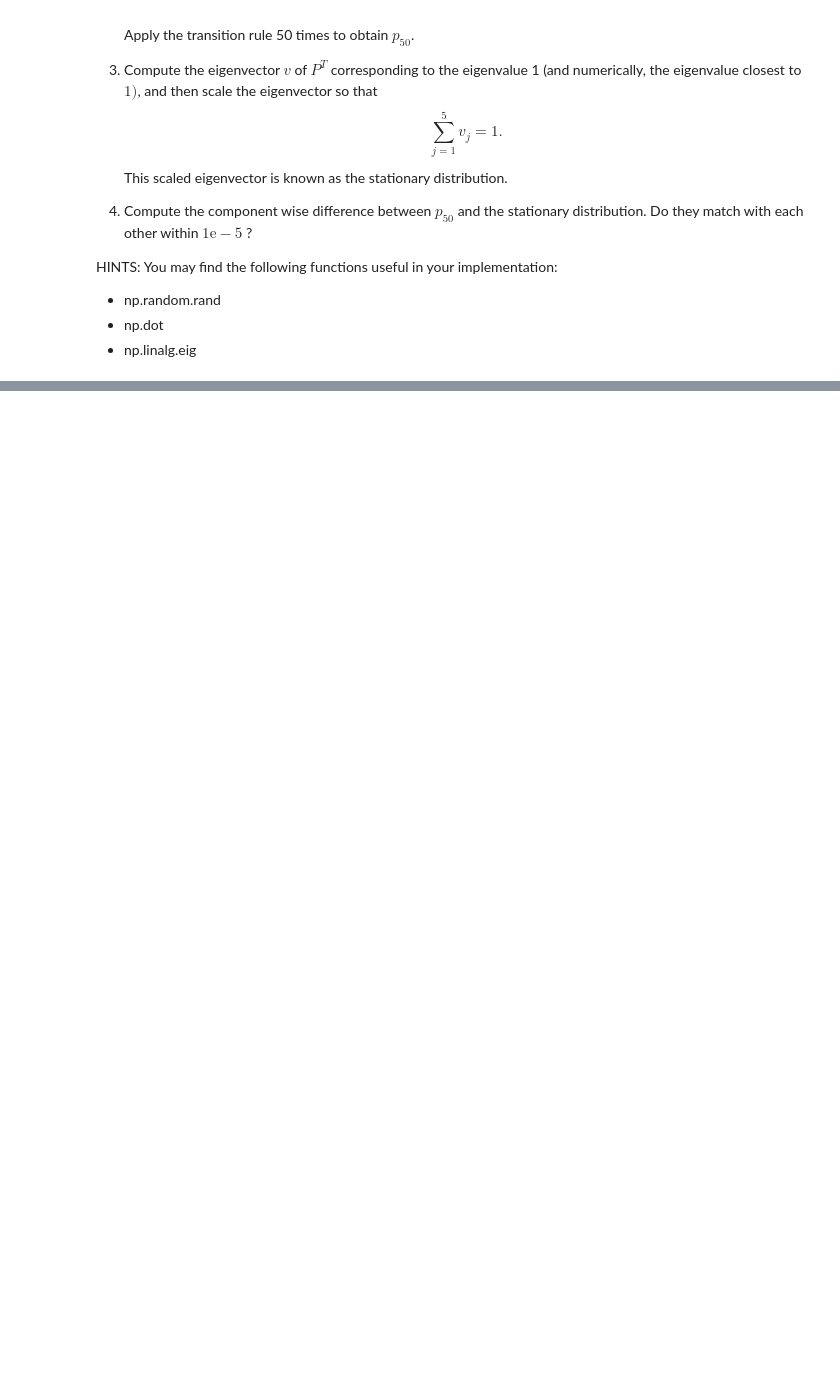
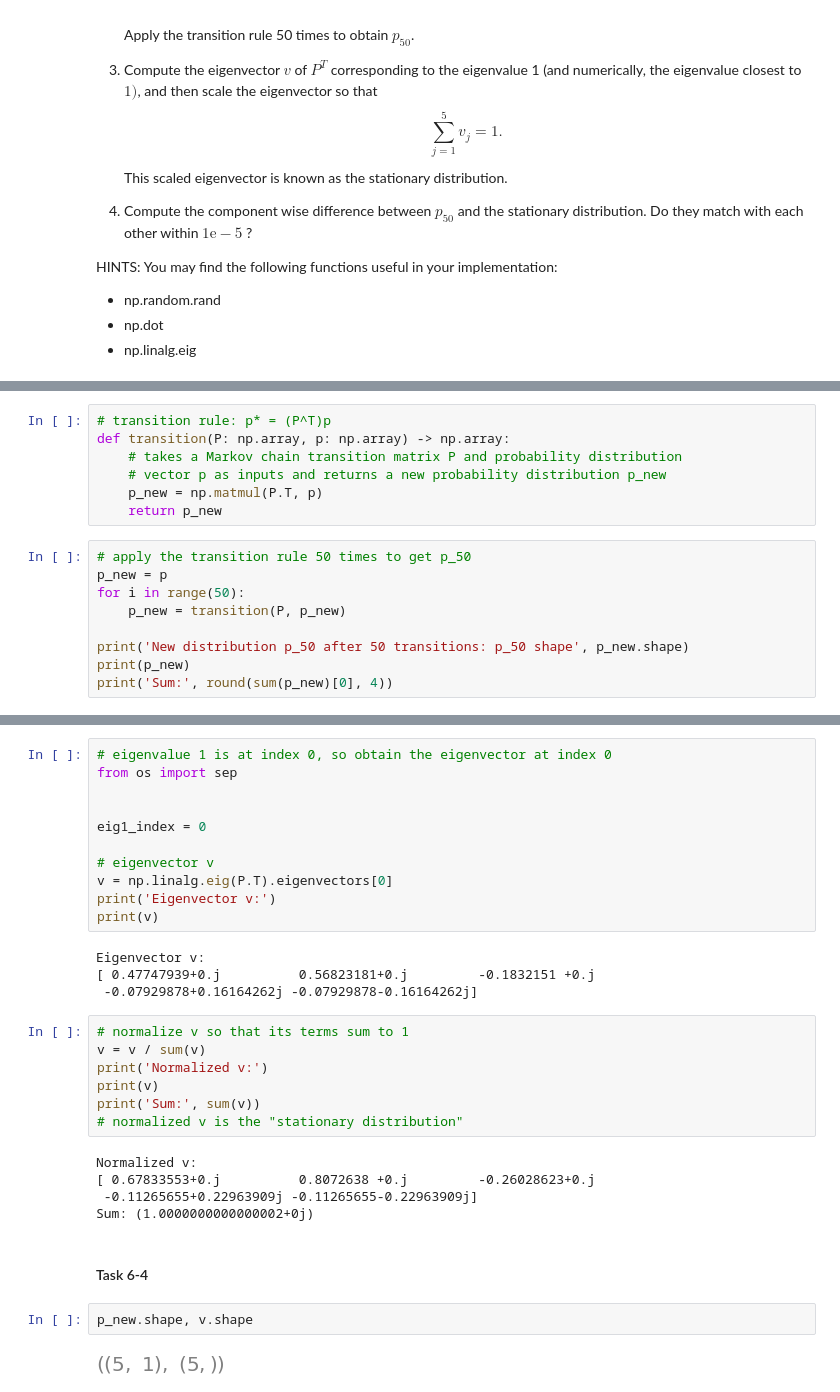
Before and after one commit to eshakrani/AMS595, a Jupyter notebook: Python/Assignment_3/Py_Project_3.ipynb, the cells around one changed output, grey strips where cells are left out. Saved outputs shown, nothing was run; the diff lists cells and outputs as text; blank space fills up the shorter version.

```diff
--- a/Python/Assignment_3/Py_Project_3.ipynb
+++ b/Python/Assignment_3/Py_Project_3.ipynb
@@ -867,0 +924,16 @@ HINTS: You may find the following functions useful in your implementation:
+# %%
+# transition rule: p* = (P^T)p
+def transition(P: np.array, p: np.array) -> np.array:
+    # takes a Markov chain transition matrix P and probability distribution
+    # vector p as inputs and returns a new probability distribution p_new
+    p_new = np.matmul(P.T, p)
+    return p_new
+# %%
+# apply the transition rule 50 times to get p_50
+p_new = p
+for i in range(50):
+    p_new = transition(P, p_new)
+
+print('New distribution p_50 after 50 transitions: p_50 shape', p_new.shape)
+print(p_new)
+print('Sum:', round(sum(p_new)[0], 4))
@@ -867,0 +960,33 @@ HINTS: You may find the following functions useful in your implementation:
+# %%
+# eigenvalue 1 is at index 0, so obtain the eigenvector at index 0
+from os import sep
+
+
+eig1_index = 0
+
+# eigenvector v
+v = np.linalg.eig(P.T).eigenvectors[0]
+print('Eigenvector v:')
+print(v)
+# %% [output]
+Eigenvector v:
+[ 0.47747939+0.j          0.56823181+0.j         -0.1832151 +0.j
+ -0.07929878+0.16164262j -0.07929878-0.16164262j]
+# %%
+# normalize v so that its terms sum to 1
+v = v / sum(v)
+print('Normalized v:')
+print(v)
+print('Sum:', sum(v))
+# normalized v is the "stationary distribution"
+# %% [output]
+Normalized v:
+[ 0.67833553+0.j          0.8072638 +0.j         -0.26028623+0.j
+ -0.11265655+0.22963909j -0.11265655-0.22963909j]
+Sum: (1.0000000000000002+0j)
+# %% [markdown]
+#### Task 6-4
+# %%
+p_new.shape, v.shape
+# %% [output]
+[figure, added]
```
Also changed, not shown: parts of 8 cells of this notebook, 1 other file.
